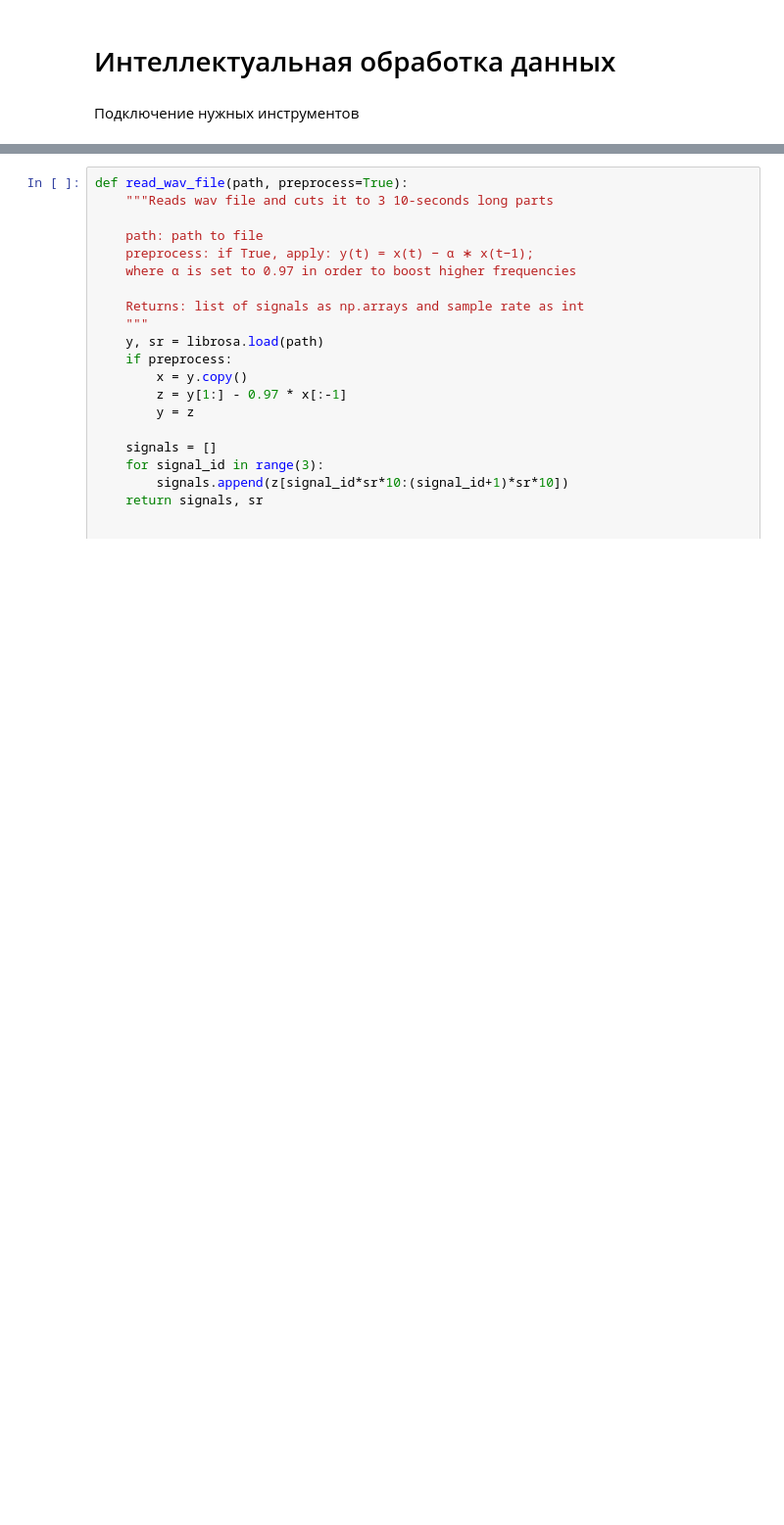
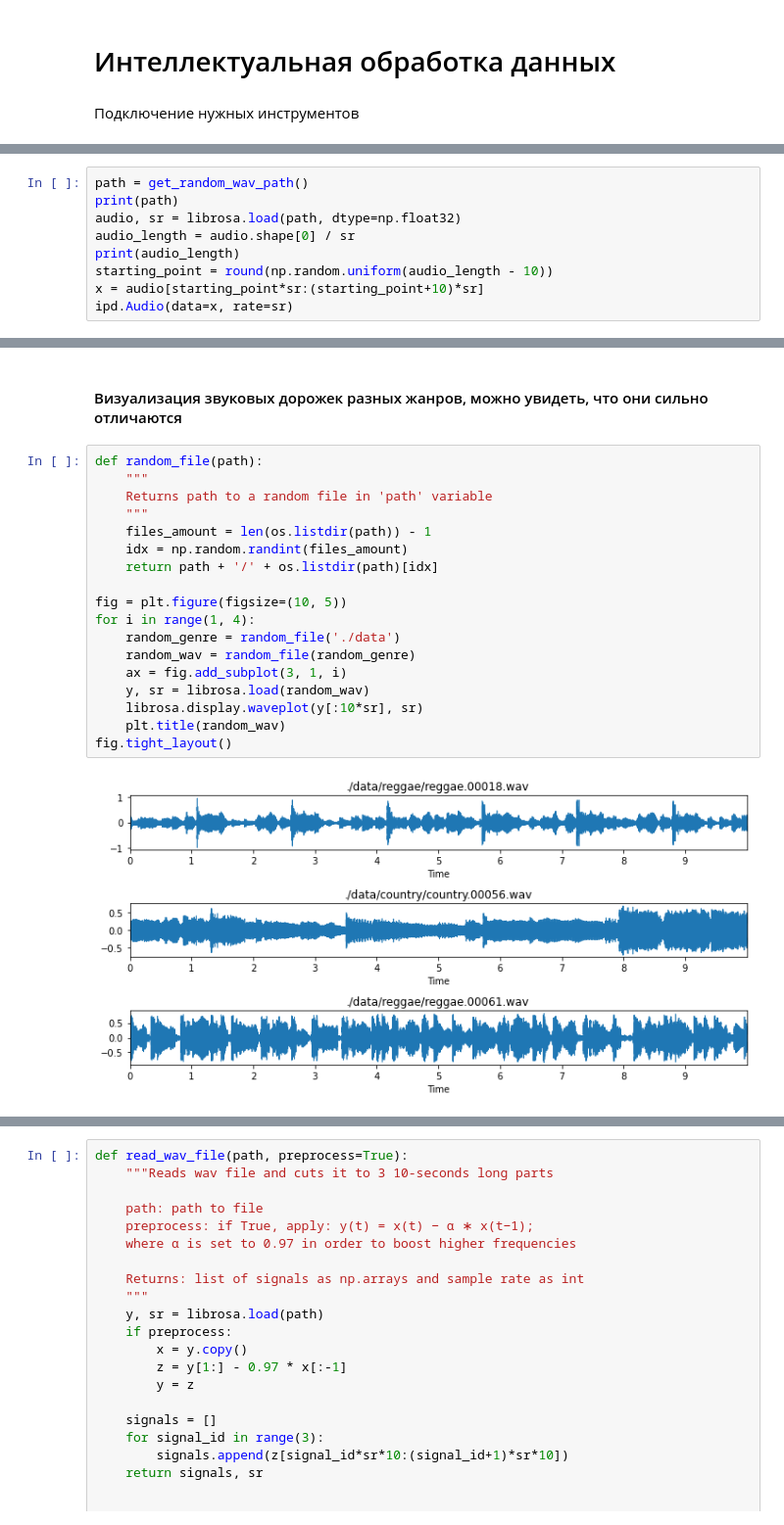
Before and after one commit to MSTarakanov/CNN_genre_classification, a Jupyter notebook: CNN.ipynb, the cells around one changed output, grey strips where cells are left out. Shown at 98% size. Cells and saved outputs as stored; diff of their text form; blank space fills up the shorter version.

```diff
--- a/CNN.ipynb
+++ b/CNN.ipynb
@@ -39,0 +50,9 @@ DIRS
+# %%
+path = get_random_wav_path()
+print(path)
+audio, sr = librosa.load(path, dtype=np.float32)
+audio_length = audio.shape[0] / sr
+print(audio_length)
+starting_point = round(np.random.uniform(audio_length - 10))
+x = audio[starting_point*sr:(starting_point+10)*sr]
+ipd.Audio(data=x, rate=sr)
@@ -39,0 +63,22 @@ DIRS
+# %% [markdown]
+#### Визуализация звуковых дорожек разных жанров, можно увидеть, что они сильно отличаются
+# %%
+def random_file(path):
+    """
+    Returns path to a random file in 'path' variable
+    """
+    files_amount = len(os.listdir(path)) - 1
+    idx = np.random.randint(files_amount)
+    return path + '/' + os.listdir(path)[idx]
+
+fig = plt.figure(figsize=(10, 5))
+for i in range(1, 4):
+    random_genre = random_file('./data')
+    random_wav = random_file(random_genre)
+    ax = fig.add_subplot(3, 1, i)
+    y, sr = librosa.load(random_wav)
+    librosa.display.waveplot(y[:10*sr], sr)
+    plt.title(random_wav)
+fig.tight_layout()
+# %% [output]
+[figure, added]
```
Also changed, not shown: parts of 12 cells of this notebook.
